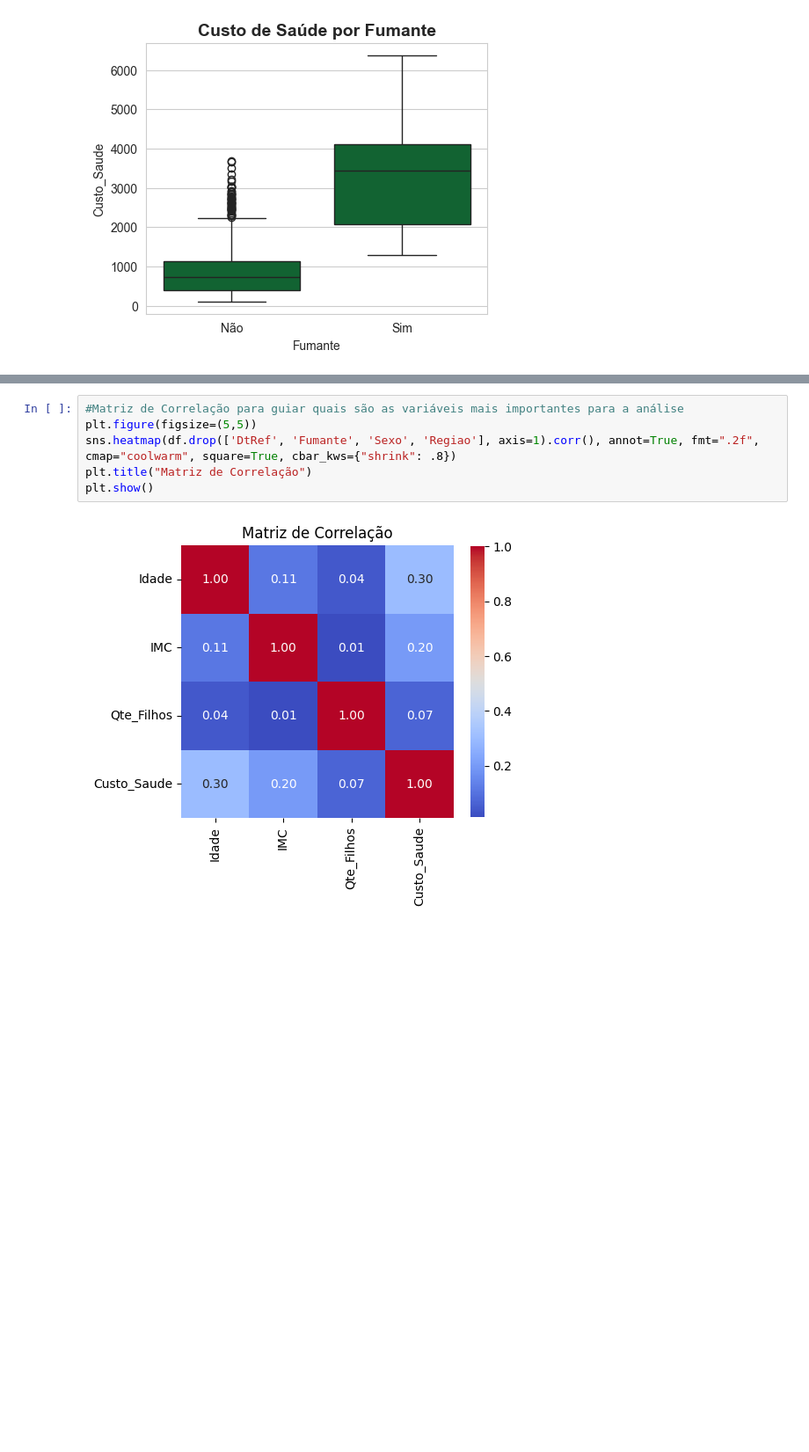
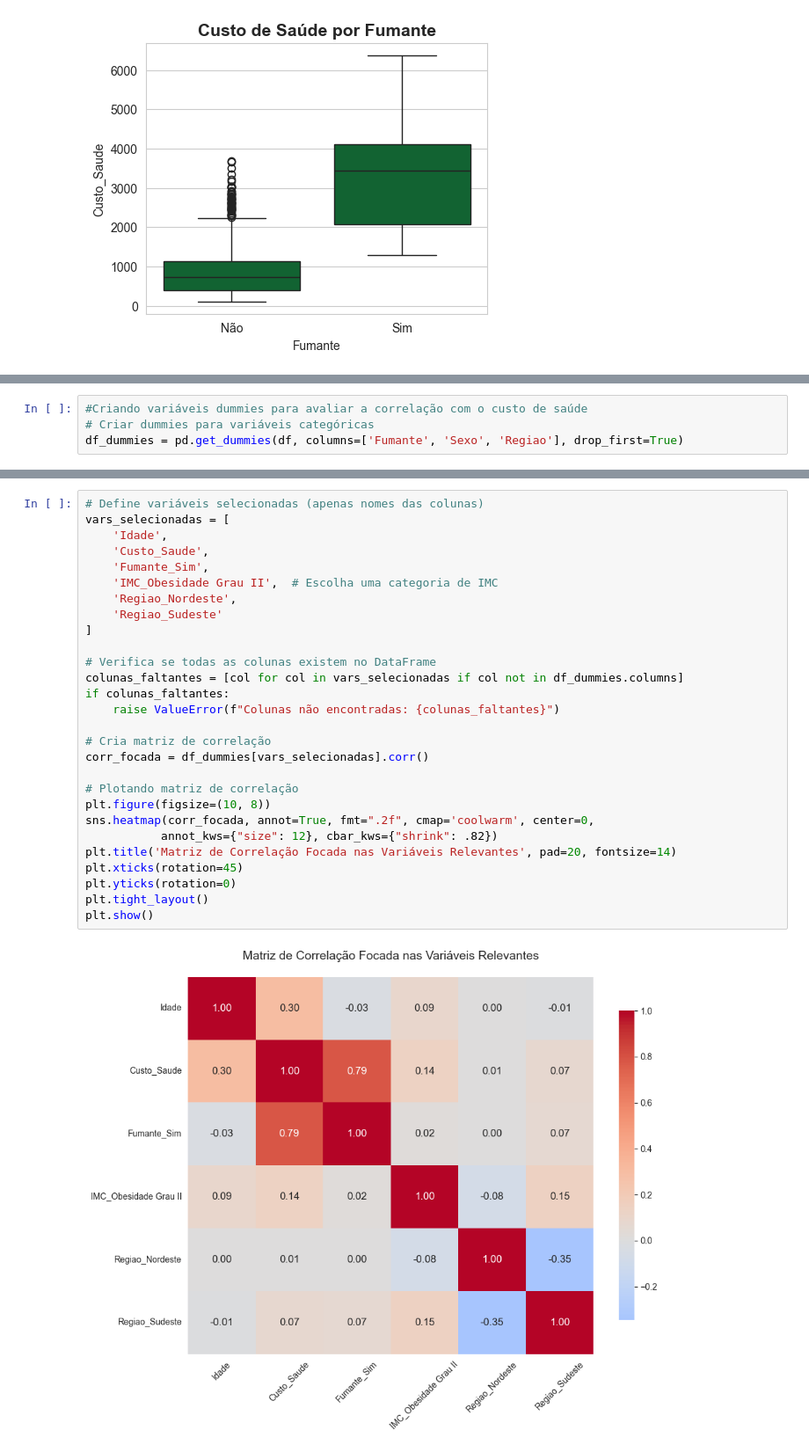
Before and after one commit to larissagso/Predicao-custos-saude, a Jupyter notebook: notebooks/01.Analise_exploratoria.ipynb, the cells around one changed output, grey strips where cells are left out. Shown at 88% size. Cells and saved outputs as stored; diff of their text form; blank space fills up the shorter version.

Commit message:
Análise exploratória completa

```diff
--- a/notebooks/01.Analise_exploratoria.ipynb
+++ b/notebooks/01.Analise_exploratoria.ipynb
@@ -168,0 +219,4 @@ Text(0.5, 1.0, 'Custo de Saúde por Fumante')
+# %%
+#Criando variáveis dummies para avaliar a correlação com o custo de saúde
+# Criar dummies para variáveis categóricas
+df_dummies = pd.get_dummies(df, columns=['Fumante', 'Sexo', 'Regiao'], drop_first=True)
@@ -169,9 +225,31 @@ Text(0.5, 1.0, 'Custo de Saúde por Fumante')
 # %%
-#Matriz de Correlação para guiar quais são as variáveis mais importantes para a análise
-plt.figure(figsize=(5,5))
-sns.heatmap(df.drop(['DtRef', 'Fumante', 'Sexo', 'Regiao'], axis=1).corr(), annot=True, fmt=".2f", cmap="coolwarm", square=True, cbar_kws={"shrink": .8})
-plt.title("Matriz de Correlação")
+# Define variáveis selecionadas (apenas nomes das colunas)
+vars_selecionadas = [
+    'Idade',
+    'Custo_Saude',
+    'Fumante_Sim',
+    'IMC_Obesidade Grau II',  # Escolha uma categoria de IMC
+    'Regiao_Nordeste',
+    'Regiao_Sudeste'
+]
+
+# Verifica se todas as colunas existem no DataFrame
+colunas_faltantes = [col for col in vars_selecionadas if col not in df_dummies.columns]
+if colunas_faltantes:
+    raise ValueError(f"Colunas não encontradas: {colunas_faltantes}")
+
+# Cria matriz de correlação
+corr_focada = df_dummies[vars_selecionadas].corr()
+
+# Plotando matriz de correlação
+plt.figure(figsize=(10, 8))
+sns.heatmap(corr_focada, annot=True, fmt=".2f", cmap='coolwarm', center=0,
+           annot_kws={"size": 12}, cbar_kws={"shrink": .82})
+plt.title('Matriz de Correlação Focada nas Variáveis Relevantes', pad=20, fontsize=14)
+plt.xticks(rotation=45)
+plt.yticks(rotation=0)
+plt.tight_layout()
 plt.show()
 # %% [output]
-[figure, old version]
+[figure, new version]
 # %% [markdown]
```
Also changed, not shown: parts of 12 cells of this notebook.
